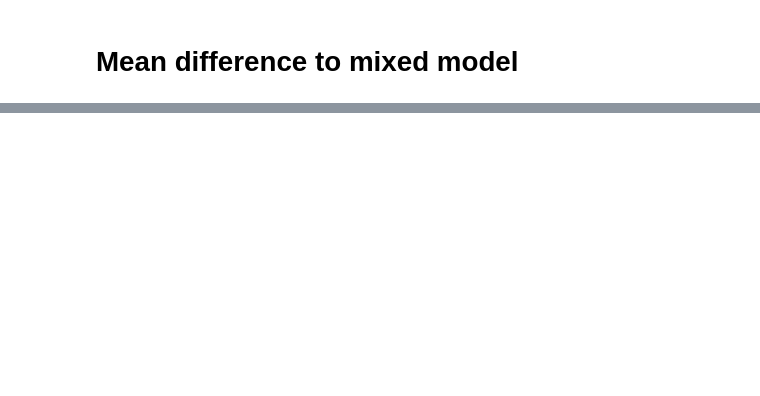
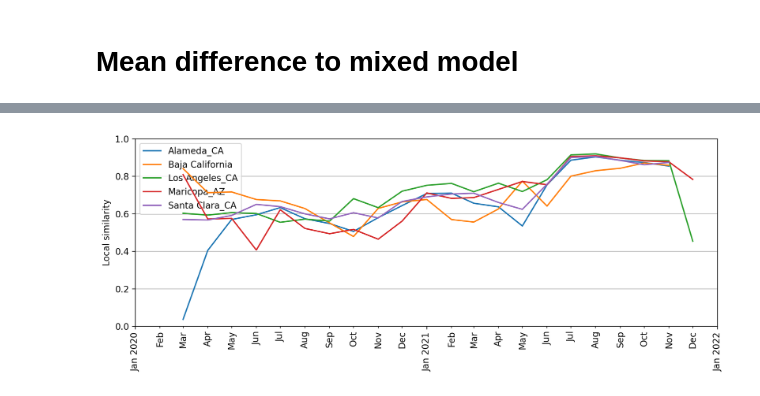
Before and after one commit to watronfire/monterey, a Jupyter notebook: notebooks/compare_output.ipynb, the cells around one changed output, grey strips where cells are left out. Saved outputs shown, nothing was run; the diff lists cells and outputs as text; code cells hidden in the pictures; blank space fills up the shorter version.

```diff
--- a/notebooks/compare_output.ipynb
+++ b/notebooks/compare_output.ipynb
@@ -334,0 +447,9 @@ plt.show()
+# %%
+min_sequences = 0
+hill = pd.read_csv( "../resources/hill_results.csv", parse_dates=["date"] )
+hill = hill.loc[hill["siteA"]=="San Diego_CA"]
+hill = hill.loc[(hill["countA"]>min_sequences)&(hill["countB"]>min_sequences)]
+hill["kind"] = hill["kind"].fillna( "null" )
+hill["kind"] = hill["kind"] + hill["num"].astype( str )
+hill = hill.drop( columns=["num"] )
+hill.head()
@@ -334,0 +880,21 @@ plt.show()
+# %%
+plot_df = hill.loc[(hill["kind"]=="actual1")&(hill["siteB"].isin( orders.index[:5]))]
+
+fig, ax = plt.subplots( dpi=200, figsize=(10,4) )
+for name, entry in plot_df.groupby( "siteB" ):
+    ax.plot( "date", "local_similarity", data=entry, label=name, zorder=100 )
+ax.legend(loc="upper left")
+ax.xaxis.set_major_locator( mdates.YearLocator() )
+ax.xaxis.set_major_formatter( mdates.DateFormatter( "%b %Y" ))
+ax.xaxis.set_minor_locator( mdates.MonthLocator() )
+ax.xaxis.set_minor_formatter( mdates.DateFormatter( "%b" ))
+ax.tick_params( axis="x", which="both", rotation=90 )
+ax.set_xlim( ( pd.to_datetime("2020-01-01"), pd.to_datetime("2022-01-01") ) )
+ax.set_ylim( 0, 1 )
+ax.set_ylabel( "Local similarity")
+ax.grid( axis="y", zorder=0 )
+plt.tight_layout()
+plt.savefig( "top_hill.pdf" )
+plt.show()
+# %% [output]
+[figure, added]
```
Also changed, not shown: parts of 52 cells of this notebook, 1 other file.
